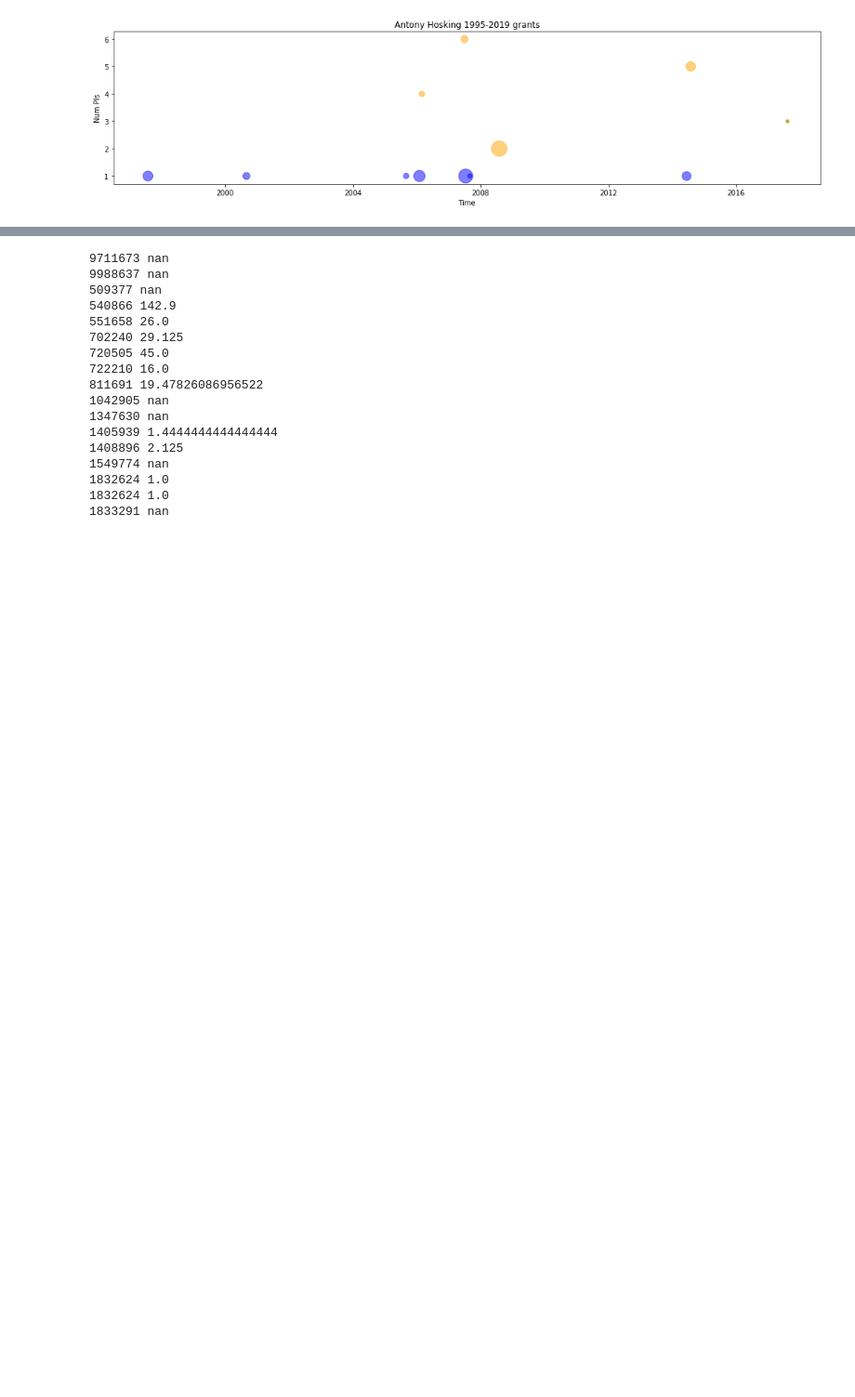
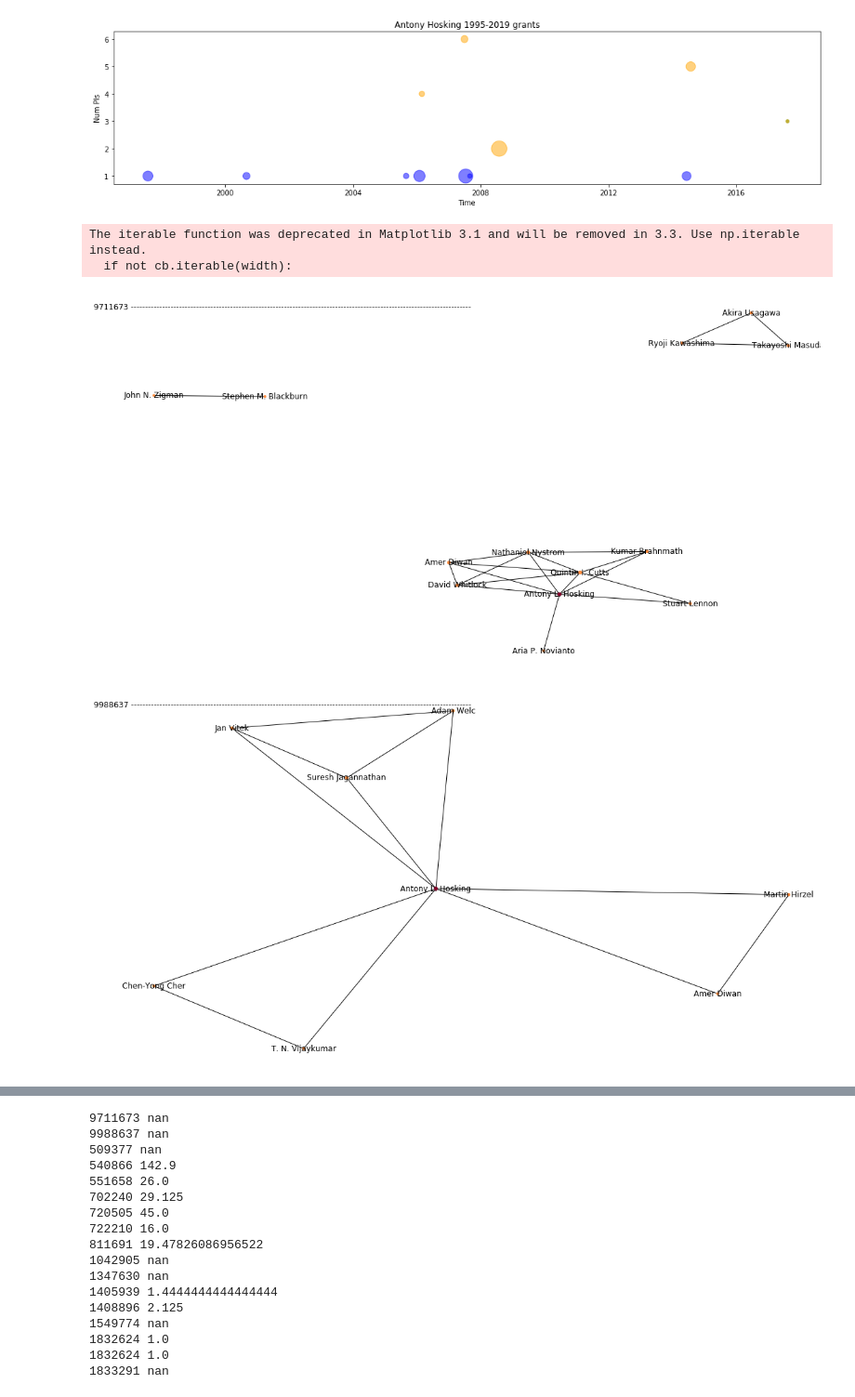
Before and after one commit to shinminjeong/moneymatters, a Jupyter notebook: scripts/Tony Hosking analysis.ipynb, the cells around one changed output, grey strips where cells are left out. Shown at 93% size. Saved outputs shown, nothing was run; the diff lists cells and outputs as text; code cells hidden in the pictures; blank space fills up the shorter version.

Commit message:
update t hosking analysis with coauthor networks

```diff
--- a/scripts/Tony Hosking analysis.ipynb
+++ b/scripts/Tony Hosking analysis.ipynb
@@ -100,3 +104,35 @@ year_pub_plot(query, years)
  1833291    9100  Continuing grant  Former Principal Investigator  CSR: Medium: Collaborative Research: Portable ...
 Num pubs [10, 5, 3, 13, 3, 20, 2, 5, 24, 0, 0, 9, 8, 0, 1, 1, 0]
 [figure]
+# %%
+def year_pub_networks(query, years):
+    all_df, df = search_grant_data(query, years)
+#     print(df.loc[:, ["id", "amount", "type", "role", "title"]].to_string(index=False))
+#     print([int(v) for v in df.id.values])
+    for gid, amount, gtype, role, title in df.loc[:, ["id", "amount", "type", "role", "title"]].values:
+        G = get_author_G(gid)
+        if len(G.nodes) == 0:
+            continue
+#         print(gid, G.nodes)
+        fig = plt.figure(figsize=(15,8))
+
+        pos = nx.spring_layout(G,k=0.20,iterations=20)
+        e_colors = []
+        n_colors = []
+        weight = []
+        for v,data in G.nodes.data():
+            n_colors.append(cm.get_cmap("YlOrRd", 100)(100 if data["pi"] else 50))
+        for u,v,d in G.edges.data():
+            e_colors.append("black")
+            weight.append(np.sqrt(len(G[u][v])))
+        fig.suptitle("{} ------------------------------------------------------------------------------------------------------------------------".format(gid), ha="right")
+        degree = [np.sqrt(v[1] * 100) for v in nx.degree(G)]
+        nx.draw(G, pos, node_size=degree, node_color=n_colors)
+        nx.draw_networkx_labels(G, pos)
+# %%
+year_pub_networks(query, years)
+# %% [output]
+The iterable function was deprecated in Matplotlib 3.1 and will be removed in 3.3. Use np.iterable instead.
+  if not cb.iterable(width):
+[figure, added]
+[figure, added]
```
Also changed, not shown: parts of 6 cells of this notebook, 2 other files.
